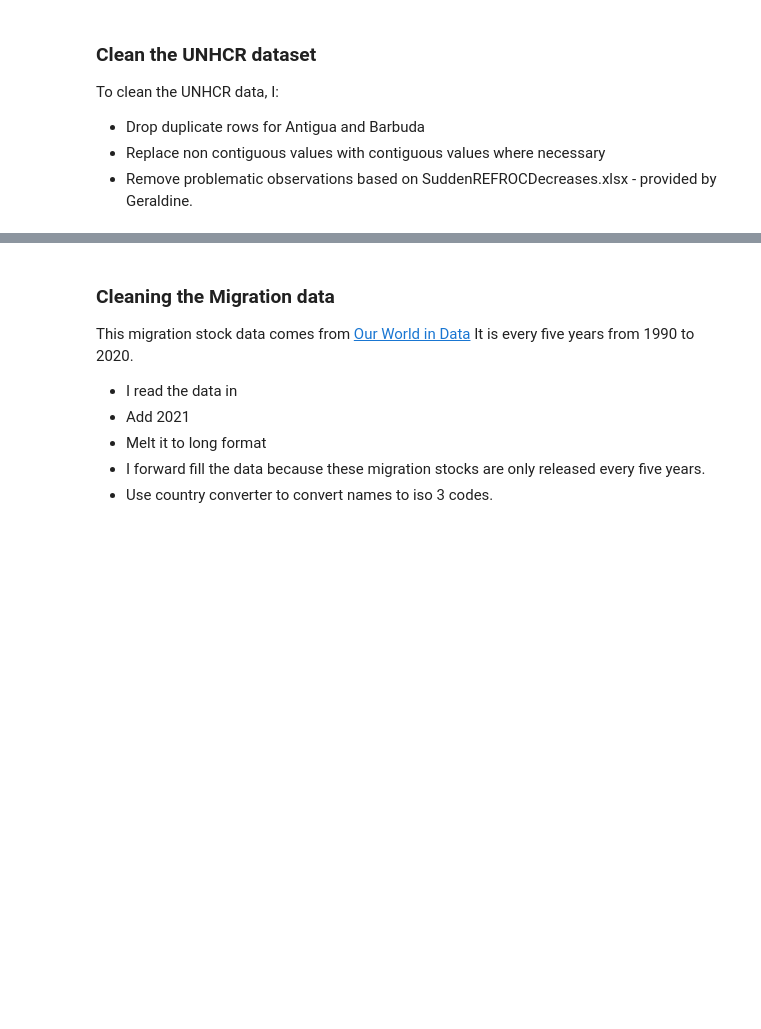
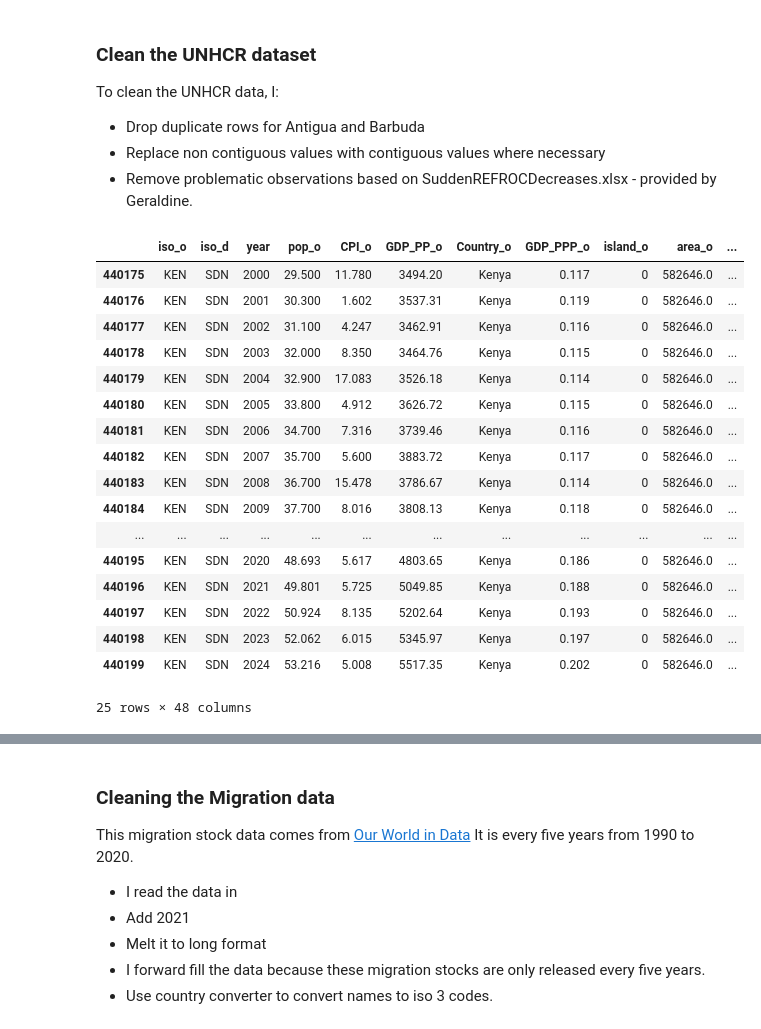
Before and after one commit to 4Freye/refugees, a Jupyter notebook: data/clean_data.ipynb, the cells around one changed output, grey strips where cells are left out. Cells and saved outputs as stored; diff of their text form; code cells hidden in the pictures; blank space fills up the shorter version.

```diff
--- a/data/clean_data.ipynb
+++ b/data/clean_data.ipynb
@@ -7,3 +7,26 @@ To clean the UNHCR data, I:
 - Drop duplicate rows for Antigua and Barbuda
 - Replace non contiguous values with contiguous values where necessary
 - Remove problematic observations based on SuddenREFROCDecreases.xlsx - provided by Geraldine.
+# %%
+df = pd.read_csv('raw/data.csv',engine='pyarrow').drop_duplicates(['Id','year']).drop('', axis=1)
+# %%
+df[df.Id == 'KENSDN']
+# %% [output]
+|  | iso_o | iso_d | year | pop_o | CPI_o | GDP_PP_o | Country_o | GDP_PPP_o | island_o | area_o | ... |
+| 440175 | KEN | SDN | 2000 | 29.500 | 11.780 | 3494.20 | Kenya | 0.117 | 0 | 582646.0 | ... |
+| 440176 | KEN | SDN | 2001 | 30.300 | 1.602 | 3537.31 | Kenya | 0.119 | 0 | 582646.0 | ... |
+| 440177 | KEN | SDN | 2002 | 31.100 | 4.247 | 3462.91 | Kenya | 0.116 | 0 | 582646.0 | ... |
+| 440178 | KEN | SDN | 2003 | 32.000 | 8.350 | 3464.76 | Kenya | 0.115 | 0 | 582646.0 | ... |
+| 440179 | KEN | SDN | 2004 | 32.900 | 17.083 | 3526.18 | Kenya | 0.114 | 0 | 582646.0 | ... |
+| 440180 | KEN | SDN | 2005 | 33.800 | 4.912 | 3626.72 | Kenya | 0.115 | 0 | 582646.0 | ... |
+| 440181 | KEN | SDN | 2006 | 34.700 | 7.316 | 3739.46 | Kenya | 0.116 | 0 | 582646.0 | ... |
+| 440182 | KEN | SDN | 2007 | 35.700 | 5.600 | 3883.72 | Kenya | 0.117 | 0 | 582646.0 | ... |
+| 440183 | KEN | SDN | 2008 | 36.700 | 15.478 | 3786.67 | Kenya | 0.114 | 0 | 582646.0 | ... |
+| 440184 | KEN | SDN | 2009 | 37.700 | 8.016 | 3808.13 | Kenya | 0.118 | 0 | 582646.0 | ... |
+| ... | ... | ... | ... | ... | ... | ... | ... | ... | ... | ... | ... |
+| 440195 | KEN | SDN | 2020 | 48.693 | 5.617 | 4803.65 | Kenya | 0.186 | 0 | 582646.0 | ... |
+| 440196 | KEN | SDN | 2021 | 49.801 | 5.725 | 5049.85 | Kenya | 0.188 | 0 | 582646.0 | ... |
+| 440197 | KEN | SDN | 2022 | 50.924 | 8.135 | 5202.64 | Kenya | 0.193 | 0 | 582646.0 | ... |
+| 440198 | KEN | SDN | 2023 | 52.062 | 6.015 | 5345.97 | Kenya | 0.197 | 0 | 582646.0 | ... |
+| 440199 | KEN | SDN | 2024 | 53.216 | 5.008 | 5517.35 | Kenya | 0.202 | 0 | 582646.0 | ... |
+25 rows × 48 columns
```
Also changed, not shown: parts of 2 cells of this notebook, 6 other files.
